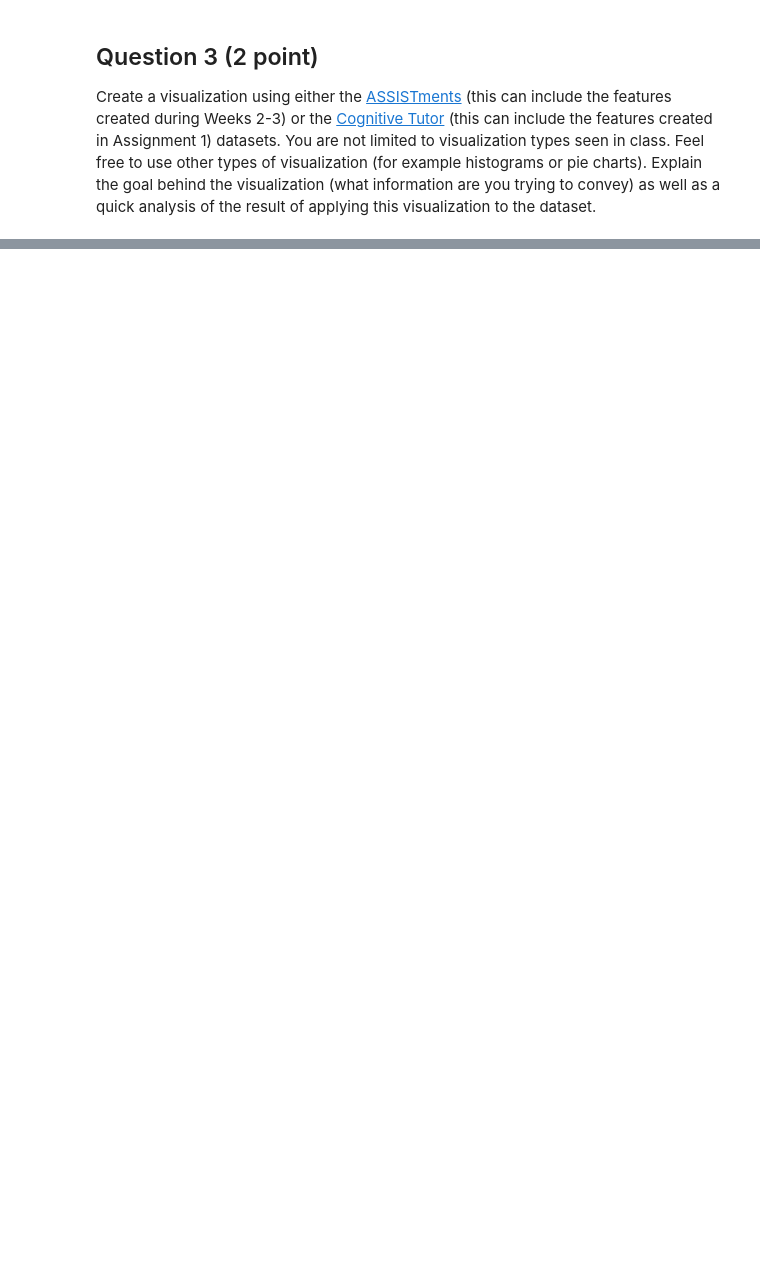
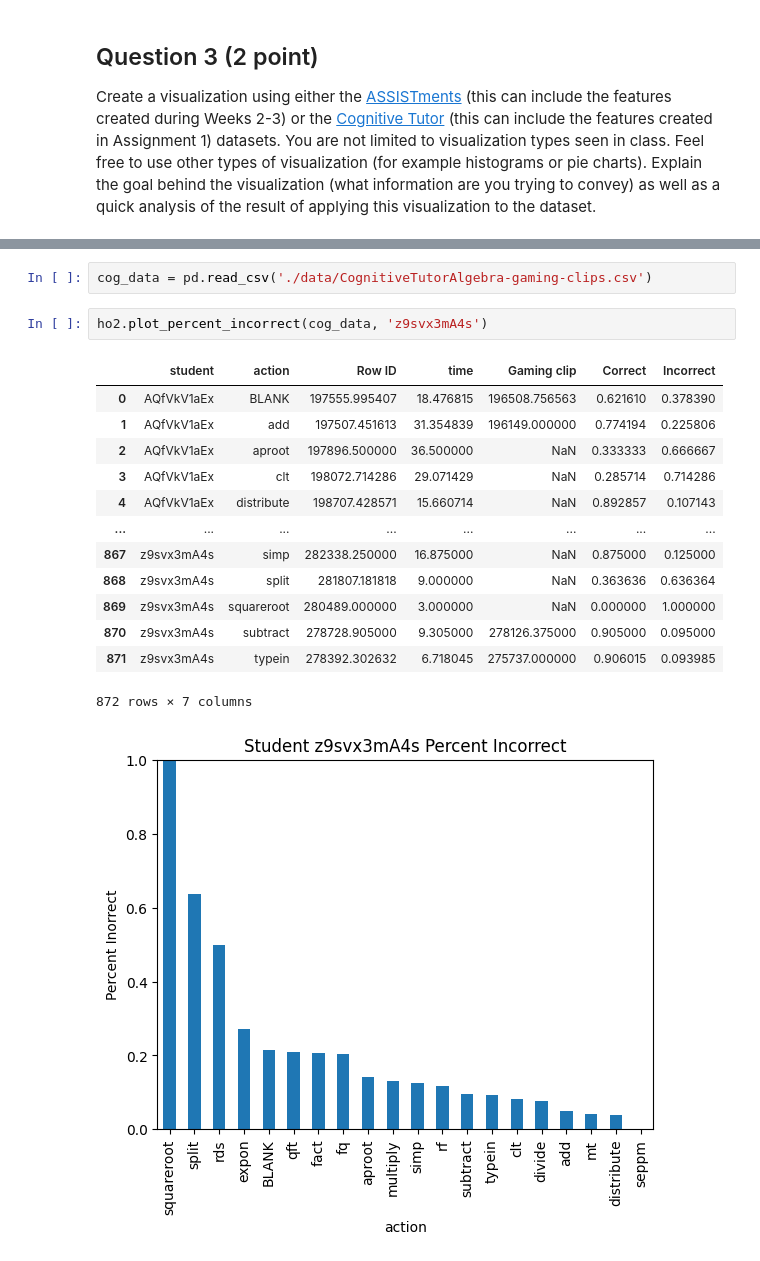
Before and after one commit to rodigu/ci539, a Jupyter notebook: ho2/ho2.ipynb, the cells around one changed output, grey strips where cells are left out. Cells and saved outputs as stored; diff of their text form; blank space fills up the shorter version.

```diff
--- a/ho2/ho2.ipynb
+++ b/ho2/ho2.ipynb
@@ -76,0 +73,19 @@ Create a visualization using either the [ASSISTments](./data/ASSISTments-sample.
+# %%
+cog_data = pd.read_csv('./data/CognitiveTutorAlgebra-gaming-clips.csv')
+# %%
+ho2.plot_percent_incorrect(cog_data, 'z9svx3mA4s')
+# %% [output]
+|  | student | action | Row ID | time | Gaming clip | Correct | Incorrect |
+| 0 | AQfVkV1aEx | BLANK | 197555.995407 | 18.476815 | 196508.756563 | 0.621610 | 0.378390 |
+| 1 | AQfVkV1aEx | add | 197507.451613 | 31.354839 | 196149.000000 | 0.774194 | 0.225806 |
+| 2 | AQfVkV1aEx | aproot | 197896.500000 | 36.500000 | NaN | 0.333333 | 0.666667 |
+| 3 | AQfVkV1aEx | clt | 198072.714286 | 29.071429 | NaN | 0.285714 | 0.714286 |
+| 4 | AQfVkV1aEx | distribute | 198707.428571 | 15.660714 | NaN | 0.892857 | 0.107143 |
+| ... | ... | ... | ... | ... | ... | ... | ... |
+| 867 | z9svx3mA4s | simp | 282338.250000 | 16.875000 | NaN | 0.875000 | 0.125000 |
+| 868 | z9svx3mA4s | split | 281807.181818 | 9.000000 | NaN | 0.363636 | 0.636364 |
+| 869 | z9svx3mA4s | squareroot | 280489.000000 | 3.000000 | NaN | 0.000000 | 1.000000 |
+| 870 | z9svx3mA4s | subtract | 278728.905000 | 9.305000 | 278126.375000 | 0.905000 | 0.095000 |
+| 871 | z9svx3mA4s | typein | 278392.302632 | 6.718045 | 275737.000000 | 0.906015 | 0.093985 |
+872 rows × 7 columns
+[figure, added]
```
Also changed, not shown: parts of 6 cells of this notebook, 2 other files.
